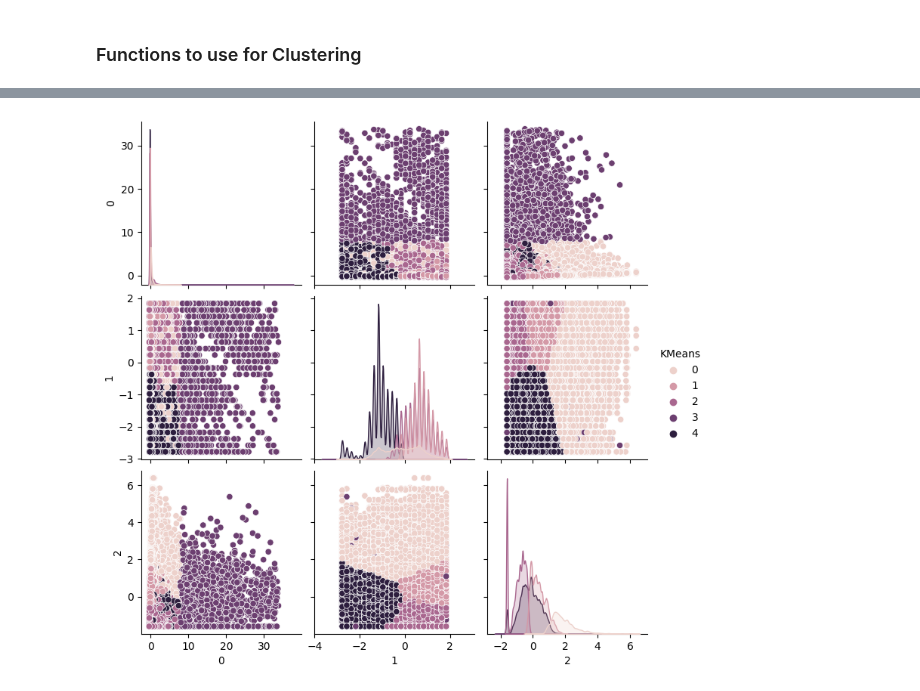
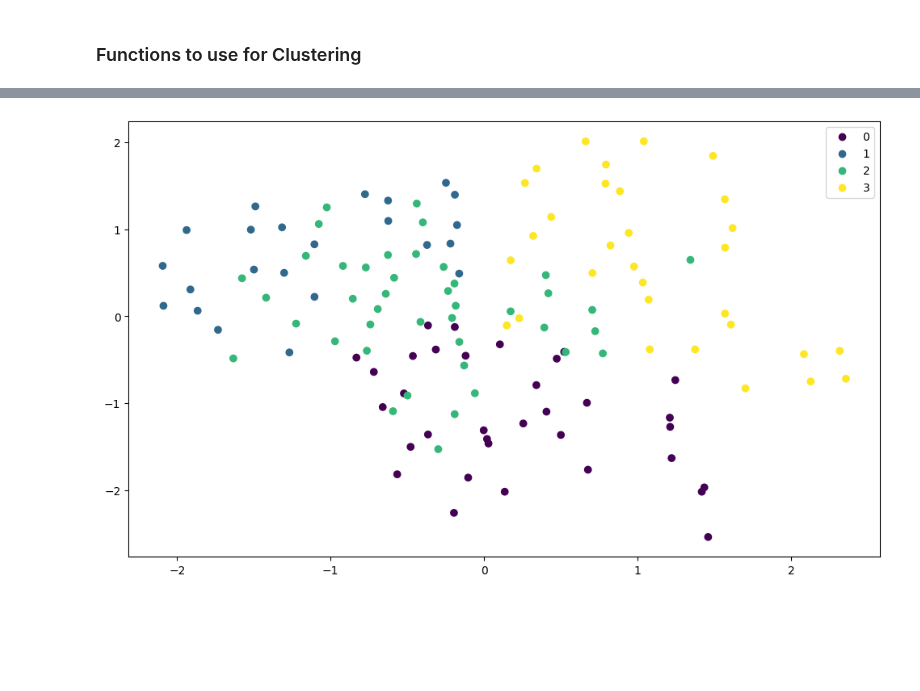
Before and after one commit to yassinehammou27/intentionally_blank, a Jupyter notebook: Team Assignment - Intentionally Blank.ipynb, the cells around one changed output, grey strips where cells are left out. Saved outputs shown, nothing was run; the diff lists cells and outputs as text; code cells hidden in the pictures; blank space fills up the shorter version.

```diff
--- a/Team Assignment - Intentionally Blank.ipynb
+++ b/Team Assignment - Intentionally Blank.ipynb
@@ -336,11 +322,12 @@ df_philadelphia_cleaned
 df_phil_clustering = df_philadelphia_cleaned.copy()
 
 # Deleting every column except for a feature columns after calculating them
-df_phil_clustering.drop(['start_time', 'end_time', 'start_station_id', 'end_station_id', 'bike_id', 'user_type', 'start_station_name', 'end_station_name',
-'start_lat', 'start_lon', 'end_lat', 'end_lon', 'month', 'week', 'weekday', 'day'], axis=1, inplace=True)
 df_phil_clustering.loc[:, 'trip_duration'] = df_phil_clustering['trip_duration'].dt.seconds / 60
 df_phil_clustering.rename(columns={'trip_duration': 'trip_duration in minutes'}, inplace=True)
 df_phil_clustering['trip_duration in minutes'] = df_phil_clustering['trip_duration in minutes'].astype(int)
 # %%
-df_phil_clustering
+df_phil_coordinates = df_phil_clustering.groupby(['start_station_name', 'start_lat', 'start_lon'])['start_station_name'].count().reset_index(name='start_rentals_per_year')
+df_phil_coordinates.drop('start_station_name', axis=1, inplace=True)
+
+df_phil_coordinates
 # %% [output]
@@ -388,12 +377,10 @@ def calcAndPlotLoss(clusterAmount, dataframe):
 # %%
 # This function calculates for a the defined amount of clusters KMeans on the given dataframe
 def calcKMeans(numClusters, dataframe):
-    #numbers = [range(0, numClusters)]
-
     result = KMeans(n_clusters=numClusters)
     result.fit(dataframe)
 
     dataframe['KMeans'] = result.predict(dataframe)
-    #dataframe['KMeans'] = dataframe['KMeans'].apply(lambda x: numbers[x])
-    sns.pairplot(data=dataframe, hue='KMeans')
+# %%
+df_phil_coordinates_scaled = scalingData(df_phil_coordinates)
 # %%
@@ -404,4 +390,10 @@ calcAndPlotLoss(20, df_phil_clustering_scaled)
 # %%
-calcKMeans(5, df_phil_clustering_scaled)
+calcKMeans(4, df_phil_coordinates_scaled)
+df_phil_coordinates_scaled.columns = df_phil_coordinates_scaled.columns.astype(str)
+
+plt.figure(figsize=(12,7))
+scatter = plt.scatter(x=df_phil_coordinates_scaled['0'], y=df_phil_coordinates_scaled['1'], c=df_phil_coordinates_scaled['KMeans'])
+plt.legend(*scatter.legend_elements())
+plt.show()
 # %% [output]
-[figure, old version]
+[figure, new version]
```
Also changed, not shown: parts of 5 cells of this notebook.
